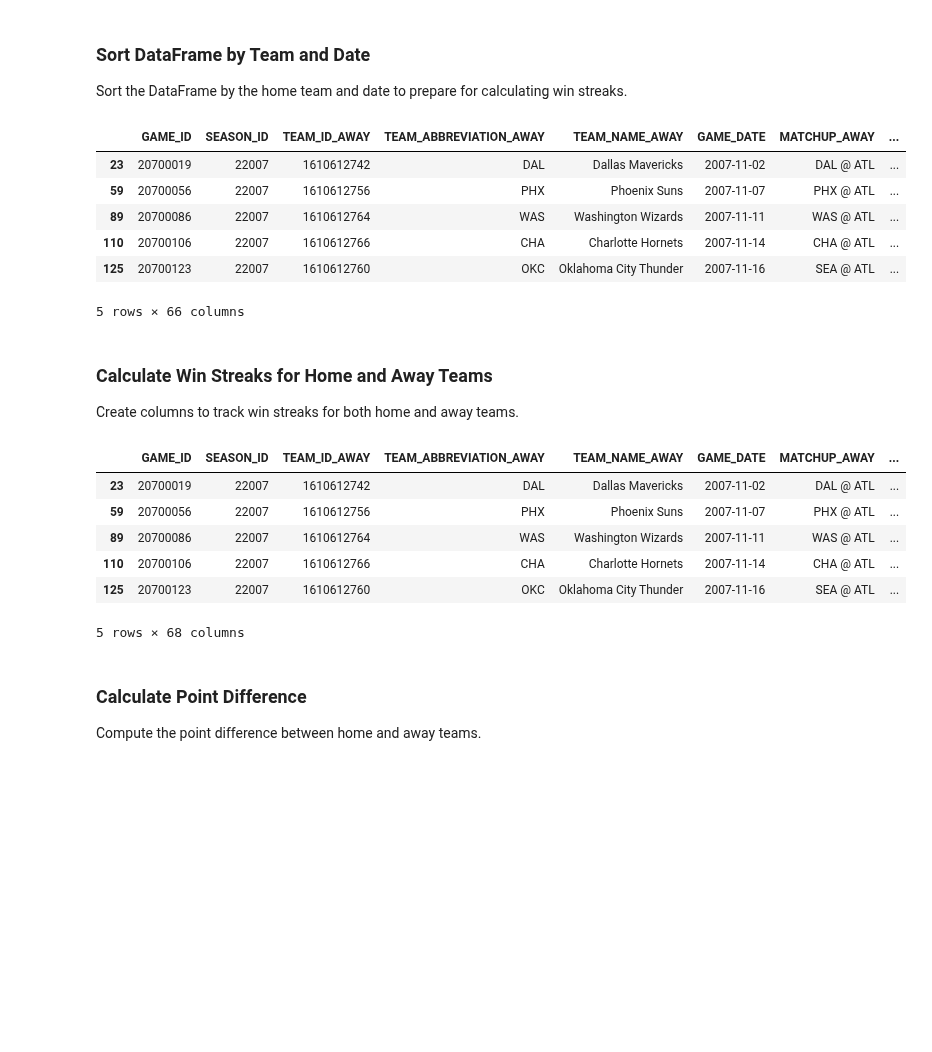
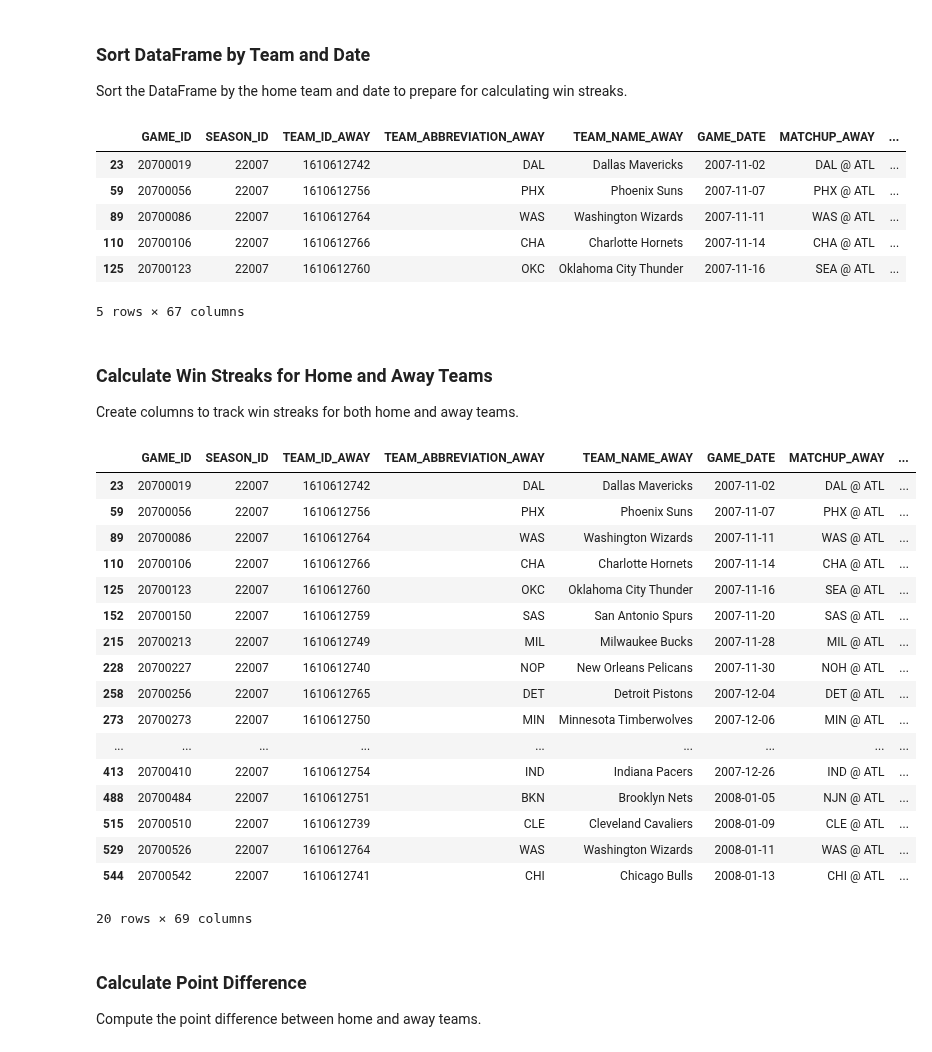
Before and after one commit to shrimpeu/Predictive-Analytics-for-a-Betting-Gaming-Platform, a Jupyter notebook: Data_Cleaning_and_Feature_Eng.ipynb, the cells around one changed output. Drawn from its saved outputs; the diff is of its cells as text; code cells hidden in the pictures; blank space fills up the shorter version.

```diff
--- a/Data_Cleaning_and_Feature_Eng.ipynb
+++ b/Data_Cleaning_and_Feature_Eng.ipynb
@@ -225,3 +225,7 @@ merged_df.head()
 | 3 | 20700007 | 22007 | 1610612741 | CHI | Chicago Bulls | 2007-10-31 | CHI @ NJN | ... |
 | 4 | 20700005 | 22007 | 1610612749 | MIL | Milwaukee Bucks | 2007-10-31 | MIL @ ORL | ... |
 5 rows × 66 columns
+# %%
+# Create Away Win column
+merged_df['AwayWin'] = (merged_df['PTS_AWAY'] > merged_df['PTS_HOME']).astype(int)
+merged_df.head()
@@ -259,7 +271,7 @@ Name: GAME_DATE, dtype: object
 Sort the DataFrame by the home team and date to prepare for calculating win streaks.
 # %%
 # Sort dataframe by team and date
-merged_df = merged_df.sort_values(by=['HomeTeam', 'GAME_DATE'])
+merged_df = merged_df.sort_values(by=['TEAM_ABBREVIATION_HOME', 'GAME_DATE'])
 merged_df.head()
 # %% [output]
 |  | GAME_ID | SEASON_ID | TEAM_ID_AWAY | TEAM_ABBREVIATION_AWAY | TEAM_NAME_AWAY | GAME_DATE | MATCHUP_AWAY | ... |
@@ -268,27 +280,57 @@ merged_df.head()
 | 89 | 20700086 | 22007 | 1610612764 | WAS | Washington Wizards | 2007-11-11 | WAS @ ATL | ... |
 | 110 | 20700106 | 22007 | 1610612766 | CHA | Charlotte Hornets | 2007-11-14 | CHA @ ATL | ... |
 | 125 | 20700123 | 22007 | 1610612760 | OKC | Oklahoma City Thunder | 2007-11-16 | SEA @ ATL | ... |
-5 rows × 66 columns
+5 rows × 67 columns
 # %% [markdown]
 ### Calculate Win Streaks for Home and Away Teams
 
 Create columns to track win streaks for both home and away teams.
-# %%
-# Create a win streak column for the home team
-merged_df['HomeWinStreak'] = merged_df.groupby('HomeTeam')['Win'].transform(lambda x: x * (x.groupby((x != x.shift()).cumsum()).cumcount() + 1))
-
-# Create a win streak column for the away team
-merged_df['AwayWinStreak'] = merged_df.groupby('AwayTeam')['Win'].transform(lambda x: x * (x.groupby((x != x.shift()).cumsum()).cumcount() + 1))
+# %%
+def calculate_streaks(series):
+    # Initialize the streak counter and result series
+    streaks = [0] * len(series)
+    streak_count = 0
+
+    for i in range(len(series)):
+        if series.iloc[i] == 1:
+            streak_count += 1
+        else:
+            streak_count = 0
+
+        # Only set the streak if there are at least 2 consecutive wins
+        if streak_count >= 2:
+            streaks[i] = streak_count - 1
+        else:
+            streaks[i] = 0
+
+    return pd.Series(streaks, index=series.index)
+
+# Create a win streak column for the home team
+merged_df['HomeWinStreak'] = merged_df.groupby('TEAM_ABBREVIATION_HOME')['HomeWin'].transform(calculate_streaks)
+
+# Create a win streak column for the away team
+merged_df['AwayWinStreak'] = merged_df.groupby('TEAM_ABBREVIATION_AWAY')['AwayWin'].transform(calculate_streaks)
 # %%
-merged_df.head()
+merged_df.head(20)
 # %% [output]
 |  | GAME_ID | SEASON_ID | TEAM_ID_AWAY | TEAM_ABBREVIATION_AWAY | TEAM_NAME_AWAY | GAME_DATE | MATCHUP_AWAY | ... |
 | 23 | 20700019 | 22007 | 1610612742 | DAL | Dallas Mavericks | 2007-11-02 | DAL @ ATL | ... |
 | 59 | 20700056 | 22007 | 1610612756 | PHX | Phoenix Suns | 2007-11-07 | PHX @ ATL | ... |
 | 89 | 20700086 | 22007 | 1610612764 | WAS | Washington Wizards | 2007-11-11 | WAS @ ATL | ... |
 | 110 | 20700106 | 22007 | 1610612766 | CHA | Charlotte Hornets | 2007-11-14 | CHA @ ATL | ... |
 | 125 | 20700123 | 22007 | 1610612760 | OKC | Oklahoma City Thunder | 2007-11-16 | SEA @ ATL | ... |
+| 152 | 20700150 | 22007 | 1610612759 | SAS | San Antonio Spurs | 2007-11-20 | SAS @ ATL | ... |
+| 215 | 20700213 | 22007 | 1610612749 | MIL | Milwaukee Bucks | 2007-11-28 | MIL @ ATL | ... |
+| 228 | 20700227 | 22007 | 1610612740 | NOP | New Orleans Pelicans | 2007-11-30 | NOH @ ATL | ... |
+| 258 | 20700256 | 22007 | 1610612765 | DET | Detroit Pistons | 2007-12-04 | DET @ ATL | ... |
+| 273 | 20700273 | 22007 | 1610612750 | MIN | Minnesota Timberwolves | 2007-12-06 | MIN @ ATL | ... |
+| ... | ... | ... | ... | ... | ... | ... | ... | ... |
+| 413 | 20700410 | 22007 | 1610612754 | IND | Indiana Pacers | 2007-12-26 | IND @ ATL | ... |
+| 488 | 20700484 | 22007 | 1610612751 | BKN | Brooklyn Nets | 2008-01-05 | NJN @ ATL | ... |
+| 515 | 20700510 | 22007 | 1610612739 | CLE | Cleveland Cavaliers | 2008-01-09 | CLE @ ATL | ... |
+| 529 | 20700526 | 22007 | 1610612764 | WAS | Washington Wizards | 2008-01-11 | WAS @ ATL | ... |
+| 544 | 20700542 | 22007 | 1610612741 | CHI | Chicago Bulls | 2008-01-13 | CHI @ ATL | ... |
-5 rows × 68 columns
+20 rows × 69 columns
 # %% [markdown]
 ### Calculate Point Difference
 
```
Also changed, not shown: parts of 19 cells of this notebook.
